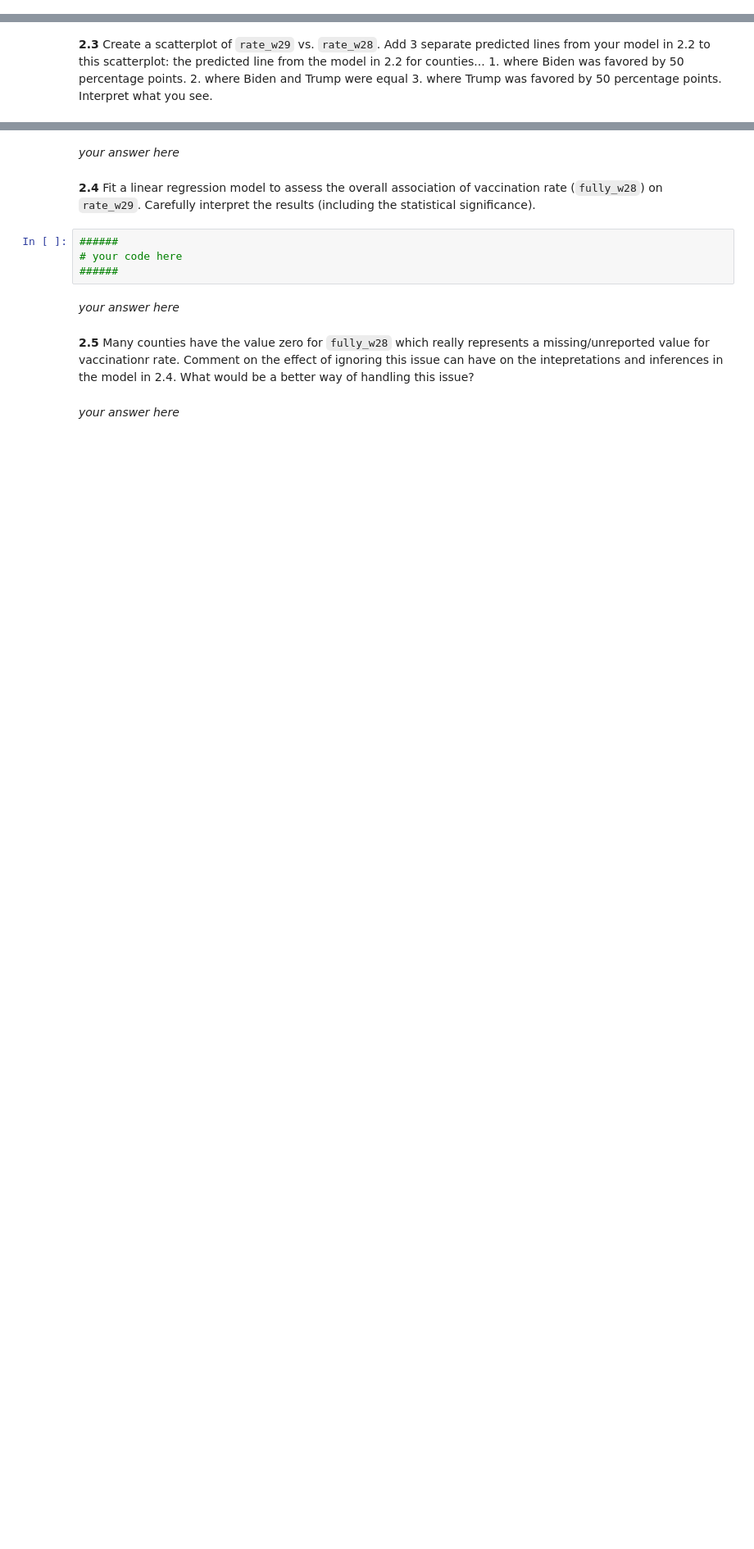
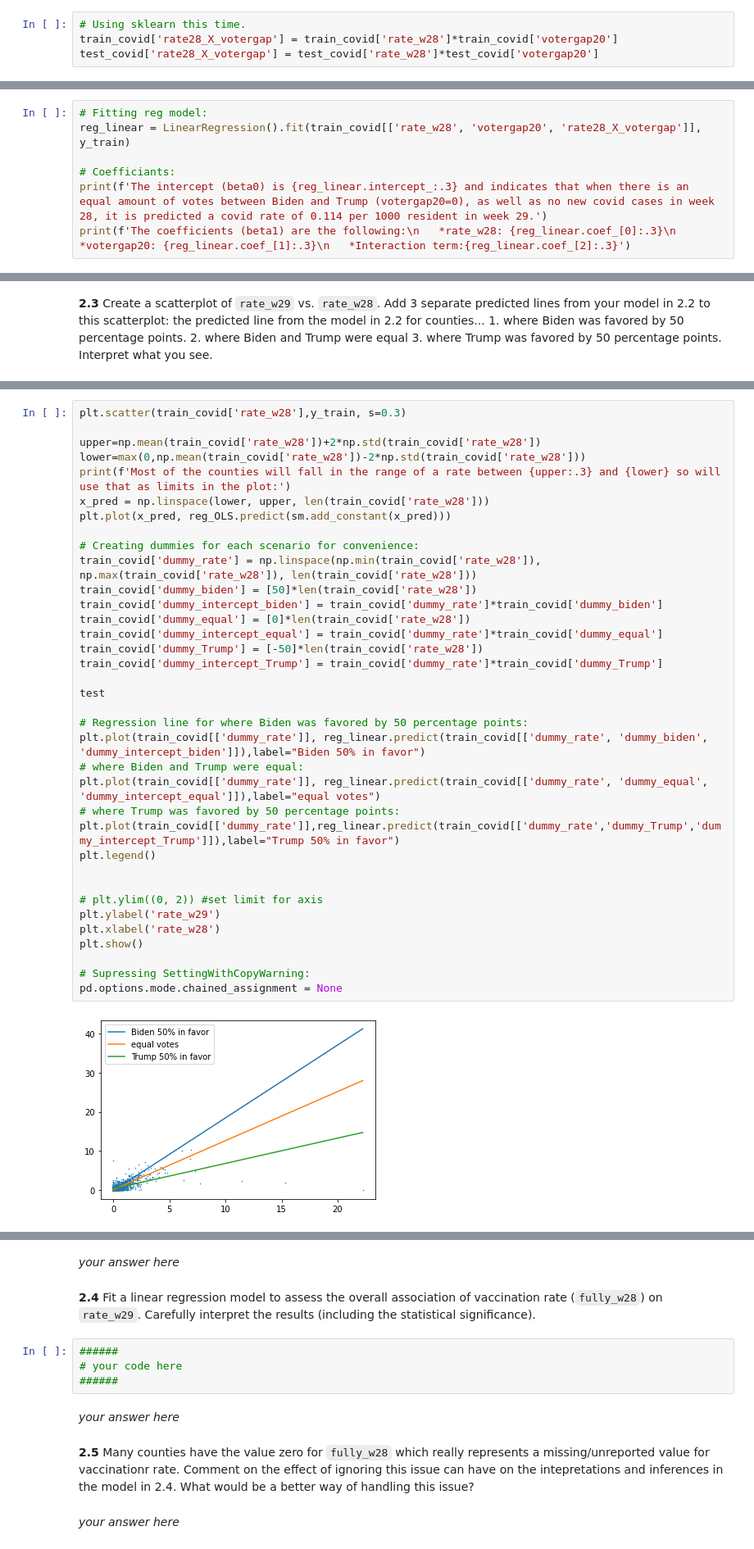
Before and after one commit to kkvalsvik/DataScience_cs109a_Harvard, a Jupyter notebook: cs_s109a_finalexam_2021.ipynb, the cells around one changed output, grey strips where cells are left out. Shown at 82% size. Drawn from its saved outputs; the diff is of its cells as text; blank space fills up the shorter version.

```diff
--- a/cs_s109a_finalexam_2021.ipynb
+++ b/cs_s109a_finalexam_2021.ipynb
@@ -568,0 +624,4 @@ Interpret what you see.
+# %%
+# Using sklearn this time.
+train_covid['rate28_X_votergap'] = train_covid['rate_w28']*train_covid['votergap20']
+test_covid['rate28_X_votergap'] = test_covid['rate_w28']*test_covid['votergap20']
@@ -568,0 +639,7 @@ Interpret what you see.
+# %%
+# Fitting reg model:
+reg_linear = LinearRegression().fit(train_covid[['rate_w28', 'votergap20', 'rate28_X_votergap']], y_train)
+
+# Coefficiants:
+print(f'The intercept (beta0) is {reg_linear.intercept_:.3} and indicates that when there is an equal amount of votes between Biden and Trump (votergap20=0), as well as no new covid cases in week 28, it is predicted a covid rate of 0.114 per 1000 resident in week 29.')
+print(f'The coefficients (beta1) are the following:\n   *rate_w28: {reg_linear.coef_[0]:.3}\n   *votergap20: {reg_linear.coef_[1]:.3}\n   *Interaction term:{reg_linear.coef_[2]:.3}')
@@ -578,0 +662,38 @@ Interpret what you see.
+# %%
+plt.scatter(train_covid['rate_w28'],y_train, s=0.3)
+
+upper=np.mean(train_covid['rate_w28'])+2*np.std(train_covid['rate_w28'])
+lower=max(0,np.mean(train_covid['rate_w28'])-2*np.std(train_covid['rate_w28']))
+print(f'Most of the counties will fall in the range of a rate between {upper:.3} and {lower} so will use that as limits in the plot:')
+x_pred = np.linspace(lower, upper, len(train_covid['rate_w28']))
+plt.plot(x_pred, reg_OLS.predict(sm.add_constant(x_pred)))
+
+# Creating dummies for each scenario for convenience:
+train_covid['dummy_rate'] = np.linspace(np.min(train_covid['rate_w28']), np.max(train_covid['rate_w28']), len(train_covid['rate_w28']))
+train_covid['dummy_biden'] = [50]*len(train_covid['rate_w28'])
+train_covid['dummy_intercept_biden'] = train_covid['dummy_rate']*train_covid['dummy_biden']
+train_covid['dummy_equal'] = [0]*len(train_covid['rate_w28'])
+train_covid['dummy_intercept_equal'] = train_covid['dummy_rate']*train_covid['dummy_equal']
+train_covid['dummy_Trump'] = [-50]*len(train_covid['rate_w28'])
+train_covid['dummy_intercept_Trump'] = train_covid['dummy_rate']*train_covid['dummy_Trump']
+
+test
+
+# Regression line for where Biden was favored by 50 percentage points:
+plt.plot(train_covid[['dummy_rate']], reg_linear.predict(train_covid[['dummy_rate', 'dummy_biden', 'dummy_intercept_biden']]),label="Biden 50% in favor")
+# where Biden and Trump were equal:
+plt.plot(train_covid[['dummy_rate']], reg_linear.predict(train_covid[['dummy_rate', 'dummy_equal', 'dummy_intercept_equal']]),label="equal votes")
+# where Trump was favored by 50 percentage points:
+plt.plot(train_covid[['dummy_rate']],reg_linear.predict(train_covid[['dummy_rate','dummy_Trump','dummy_intercept_Trump']]),label="Trump 50% in favor")
+plt.legend()
+
+
+# plt.ylim((0, 2)) #set limit for axis
+plt.ylabel('rate_w29')
+plt.xlabel('rate_w28')
+plt.show()
+
+# Supressing SettingWithCopyWarning:
+pd.options.mode.chained_assignment = None
+# %% [output]
+[figure, added]
```
Also changed, not shown: parts of 16 cells of this notebook.
